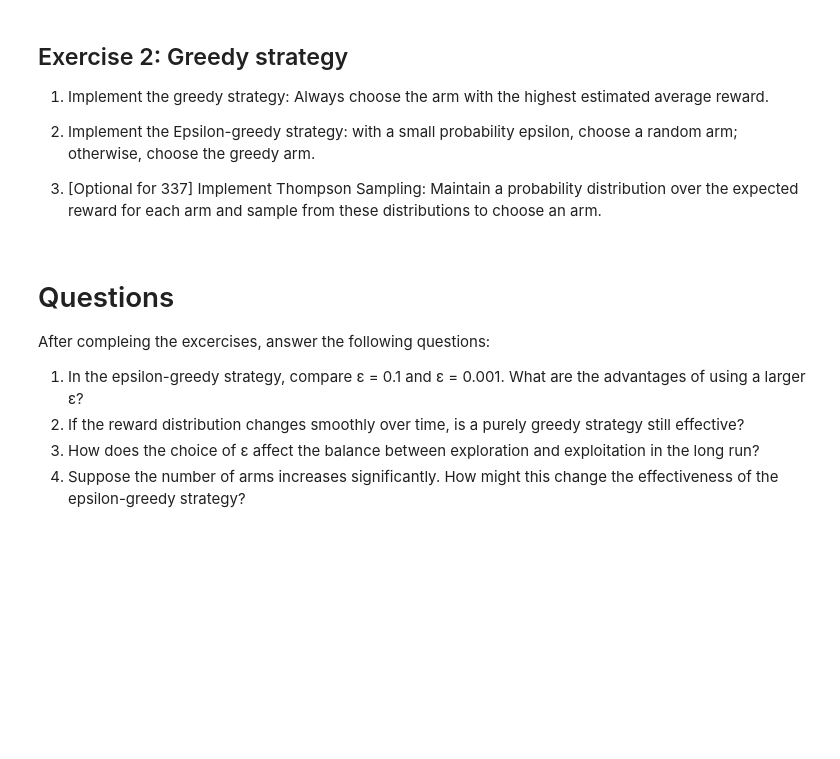
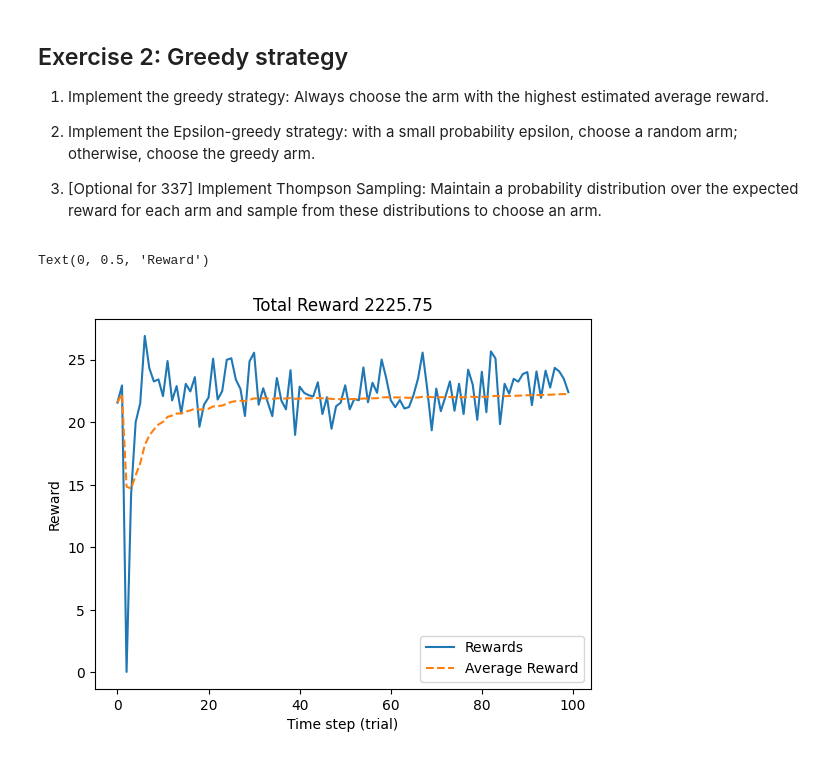
Before and after one commit to aem226/Reinforcement-Learning-Projects, a Jupyter notebook: lab1_cse337.ipynb, the cells around one changed output. Cells and saved outputs as stored; diff of their text form; code cells hidden in the pictures; blank space fills up the shorter version.

```diff
--- a/lab1_cse337.ipynb
+++ b/lab1_cse337.ipynb
@@ -129,11 +141,46 @@ Text(0, 0.5, 'Reward')
 2. Implement the Epsilon-greedy strategy: with a small probability epsilon, choose a random arm; otherwise, choose the greedy arm.
 
 3. [Optional for 337] Implement Thompson Sampling: Maintain a probability distribution over the expected reward for each arm and sample from these distributions to choose an arm.
-# %% [markdown]
-# Questions
-After compleing the excercises, answer the following questions:
-
-1. In the epsilon-greedy strategy, compare ε = 0.1 and ε = 0.001. What are the advantages of using a larger ε?
-2. If the reward distribution changes smoothly over time, is a purely greedy strategy still effective?
-3. How does the choice of ε affect the balance between exploration and exploitation in the long run?
-4. Suppose the number of arms increases significantly. How might this change the effectiveness of the epsilon-greedy strategy?
+# %%
+# Exercise 2: Greedy Strategy
+# Always choose the arm with the highest estimated average reward.
+
+rewards = []
+
+np.random.seed(seed)
+k = len(bandit_mean)
+Q = np.zeros(k)               # estimated values
+N = np.zeros(k, dtype=int)    # pull counts
+
+# For T trials
+for t in range(T):
+
+    untried = np.where(N == 0)[0]
+    if len(untried) > 0:
+        a = np.random.choice(untried)  # try each arm once
+    else:
+        a = np.random.choice(np.where(Q == Q.max())[0])  # greedy choice
+
+    # Reward from chosen arm
+    r = np.random.normal(bandit_mean[a], bandit_std[a])
+    rewards.append(r)
+
+    # Update estimates
+    N[a] += 1
+    Q[a] += (r - Q[a]) / N[a]
+
+# Total reward and average reward
+total = sum(rewards)
+avg_reward = np.cumsum(rewards) / np.arange(1, len(rewards) + 1)
+
+# Plot
+plot(rewards, label='Rewards')
+plot(avg_reward, '--', label='Average Reward')
+legend()
+title("Greedy Strategy")
+plt.title("Total Reward %.2f" % total)
+xlabel("Time step (trial)")
+ylabel("Reward")
+# %% [output]
+Text(0, 0.5, 'Reward')
+[figure, added]
```
Also changed, not shown: parts of 4 cells of this notebook.
